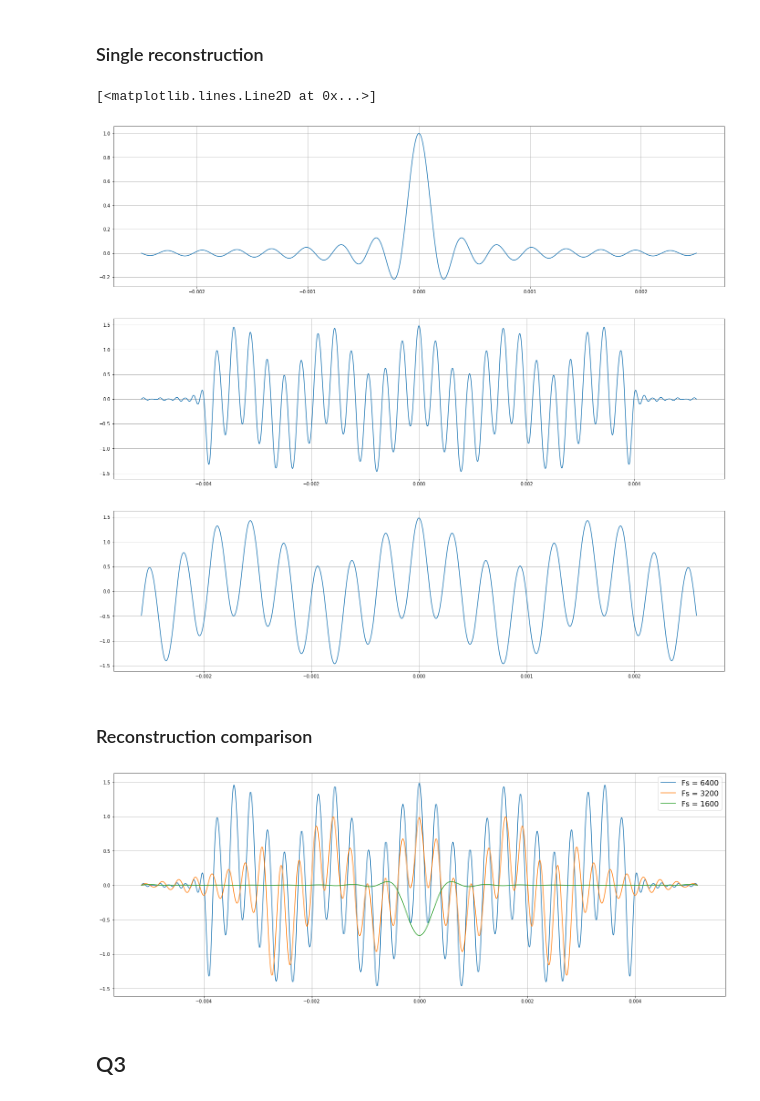
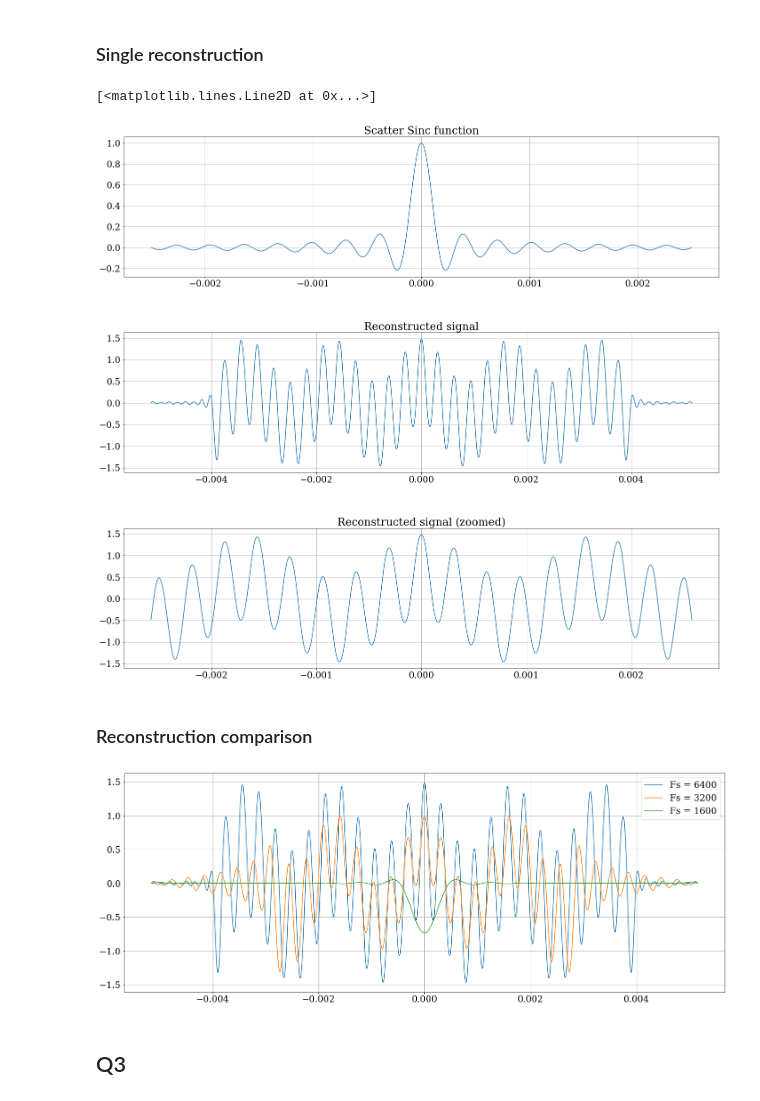
Before and after one commit to CaioRodrigues200/Signal_Processing, a Jupyter notebook: Av1PDS.ipynb, the cells around one changed output. Cells and saved outputs as stored; diff of their text form; code cells hidden in the pictures.

```diff
--- a/Av1PDS.ipynb
+++ b/Av1PDS.ipynb
@@ -32,6 +32,10 @@ def decimation(x,t,M):
 
 def interpolation(x,t,L):
     k = L-1
+
+font = {'family':'serif', 'weight':'normal', 'size':20}
+font2 = {'family':'serif', 'weight':'normal', 'size':15}
+font3 = {'family':'serif', 'weight':'normal', 'size':10}
 # %% [markdown]
 ## Q1
 # %%
@@ -48,13 +52,14 @@ t2 = np.linspace(tlimits[0],tlimits[1],100*tpoints)
 x2 = f(t2) # Continuous signal
 
 plt.figure(figsize=(24,8))
+plt.rc('font',**font)
 plt.grid(True)
 plt.plot(t2,x2,'black', label = 'Signal')
 markerline, stemline, baseline = plt.stem(t1,x1,'red',label = 'Sampling')
 baseline.set_color('red')
 markerline.set_color('red')
-plt.xlabel("t",fontsize=16)
-plt.legend(fontsize=16)
+plt.xlabel("t")
+plt.legend()
 
 warnings.filterwarnings("ignore")
 
@@ -74,6 +79,8 @@ hRange = 16 # Sinc range (in T)
 hPoints = 1600 # Sinc points
 
 figure,ax=plt.subplots(3, 1,figsize=(24,22))
+plt.subplots_adjust(hspace=0.4)
+plt.rc('font',**font)
 
 increment = int((tlimits[1]-tlimits[0])*(rIncrease/2))
 t1inc = np.linspace(tlimits[0]-increment, tlimits[1]+increment, rIncrease*tpoints)
@@ -82,6 +89,7 @@ x1inc = f(t1inc) # Sampled signal incremented
 th = np.linspace(-hRange*(1/Fs),hRange*(1/Fs),hPoints)
 h = np.sin(np.pi*th*Fs)/(np.pi*th*Fs)
 ax[0].grid(True)
+ax[0].set_title('Scatter Sinc function')
 ax[0].plot(th,h)
 
 totpoints = int(hPoints + (rIncrease*tpoints- 2*hRange - 1)*(hPoints)/(2*hRange))
@@ -98,6 +106,7 @@ for i in range(rIncrease*tpoints- 2*hRange):
     xr = xr + xi
 
 ax[1].grid(True)
+ax[1].set_title('Reconstructed signal')
 ax[1].plot(tr,xr)
 
 dFactor = 2 # Decrement factor
@@ -105,10 +114,11 @@ decrement = int(totpoints/2 - totpoints/(2*dFactor))
 x3 = xr[decrement : totpoints-decrement]
 t3 = tr[decrement : totpoints-decrement]
 ax[2].grid(True)
+ax[2].set_title('Reconstructed signal (zoomed)')
 ax[2].plot(t3,x3)
 # %% [output]
 [<matplotlib.lines.Line2D at 0x...>]
-[figure, old version]
+[figure, new version]
 # %% [markdown]
 ### Reconstruction comparison
 # %%
@@ -117,40 +127,41 @@ hRange = 16 # Sinc range (in T)
 hPoints = 1600 # Sinc points
 
 plt.figure(figsize=(24,9))
+plt.rc('font',**font)
 
 for j in range (3):
     Fs = 3200*2 / (2)**j
     tpoints = int(np.floor((tlimits[1]-tlimits[0]) * Fs)) + 1
 
     increment = int((tlimits[1]-tlimits[0])*(rIncrease/2))
     t1inc = np.linspace(tlimits[0]-increment, tlimits[1]+increment, rIncrease*tpoints)
     x1inc = f(t1inc) # Sampled signal incremented
 
     th = np.linspace(-hRange*(1/Fs),hRange*(1/Fs),hPoints)
     h = np.sin(np.pi*th*Fs)/(np.pi*th*Fs)
 
     totpoints = int(hPoints + (rIncrease*tpoints- 2*hRange - 1)*(hPoints)/(2*hRange))
     tr = np.linspace(tlimits[0]-increment, tlimits[1]+increment ,totpoints)
     xi = np.zeros(totpoints)
     xr = np.zeros(totpoints)
 
     for i in range(rIncrease*tpoints- 2*hRange):
         xi1 = int(i*(hPoints)/(2*hRange))           # Left limit of xi
         xi2 = int(hPoints + i*(hPoints)/(2*hRange)) # Right limit of xi
         #print('xi1={:.2f}, xi2={:.2f}, i={:.2f}, totpoints={:.2f}'.format(xi1,xi2,i,totpoints))
         xi = np.zeros(totpoints)
         xi[xi1:xi2] = x1inc[i+hRange]*h
         xr = xr + xi
 
     dFactor = 1 # Decrement factor
     decrement = int(totpoints/2 - totpoints/(2*dFactor))
     x3 = xr[decrement : totpoints-decrement]
     t3 = tr[decrement : totpoints-decrement]
     plt.grid(True)
     plt.plot(t3,x3,label='Fs = {:.0f}'.format(Fs))
-    plt.legend(fontsize=16)
+    plt.legend()
 # %% [output]
-[figure, old version]
+[figure, new version]
 # %% [markdown]
 ## Q3
 # %%
```
Also changed, not shown: parts of 4 cells of this notebook.
